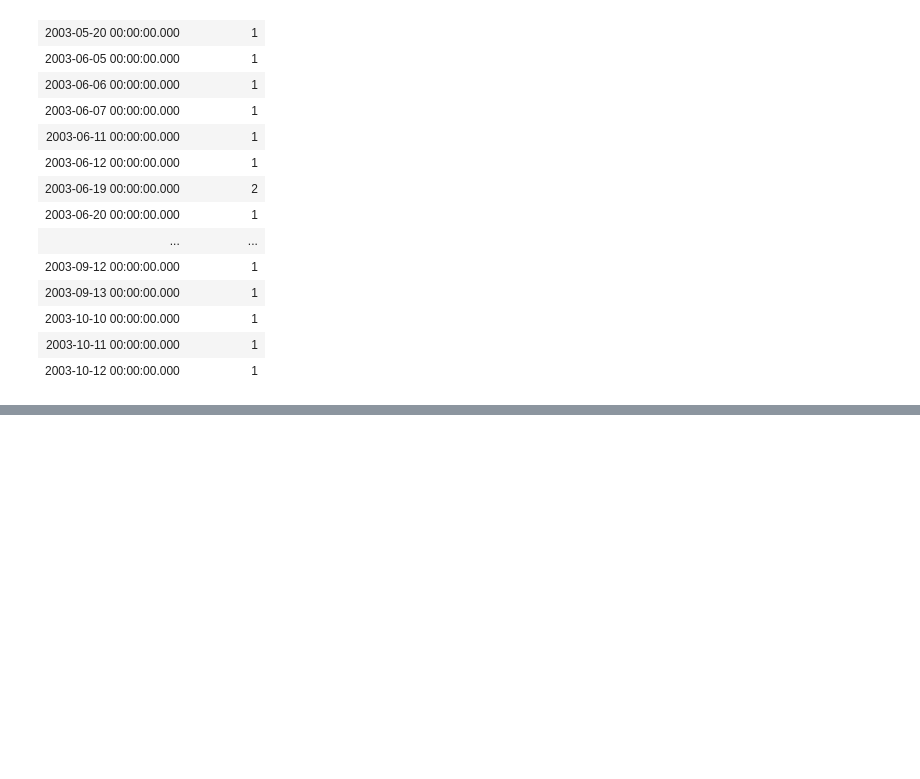
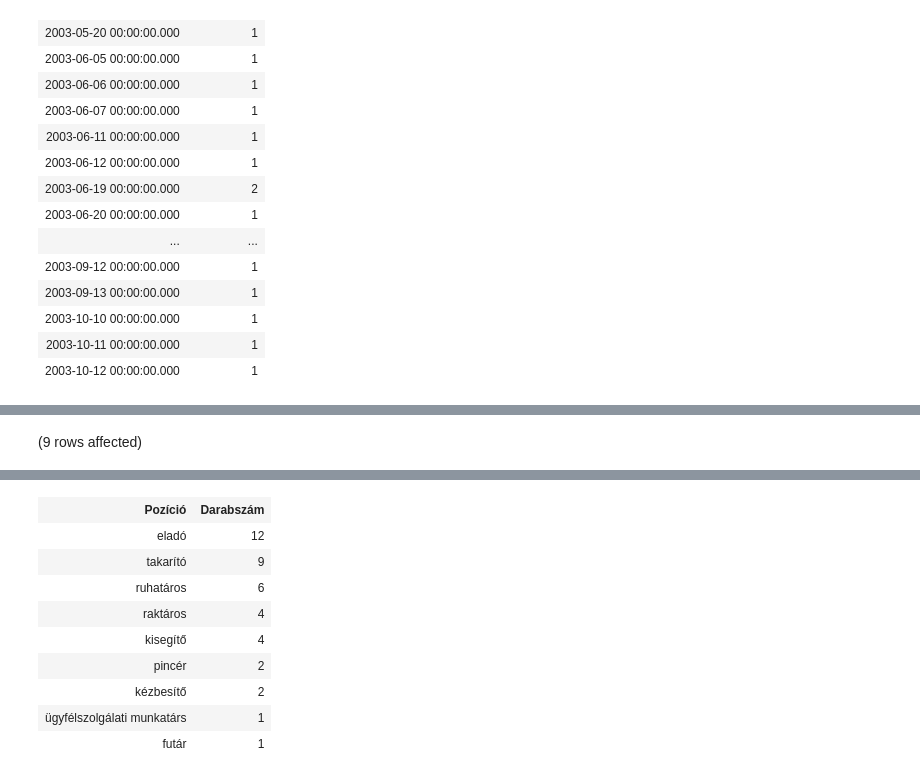
Before and after one commit to hodver/sql_hf1, a Jupyter notebook: hf1_diakmunka.ipynb, the cells around one changed output, grey strips where cells are left out. Drawn from its saved outputs; the diff is of its cells as text; code cells hidden in the pictures; blank space fills up the shorter version.

Commit message:
allas

```diff
--- a/hf1_diakmunka.ipynb
+++ b/hf1_diakmunka.ipynb
@@ -194,0 +206,9 @@ Total execution time: 00:00:00.023
+# %%
+SELECT allas AS 'Pozíció',
+        COUNT(*) AS 'Darabszám'
+FROM munka
+WHERE allas IS NOT NULL
+GROUP BY allas
+ORDER BY COUNT(*) DESC
+# %% [output]
+(9 rows affected)
@@ -194,0 +216,10 @@ Total execution time: 00:00:00.023
+| Pozíció | Darabszám |
+| eladó | 12 |
+| takarító | 9 |
+| ruhatáros | 6 |
+| raktáros | 4 |
+| kisegítő | 4 |
+| pincér | 2 |
+| kézbesítő | 2 |
+| ügyfélszolgálati munkatárs | 1 |
+| futár | 1 |
```
Also changed, not shown: parts of 3 cells of this notebook.
